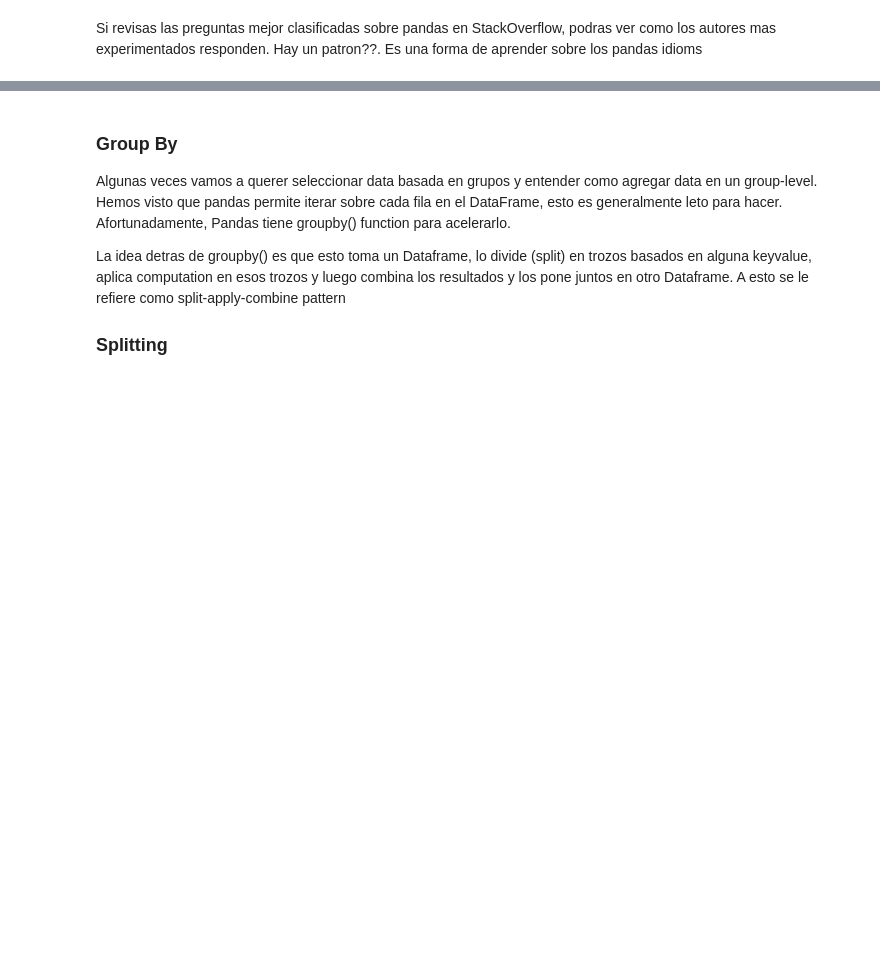
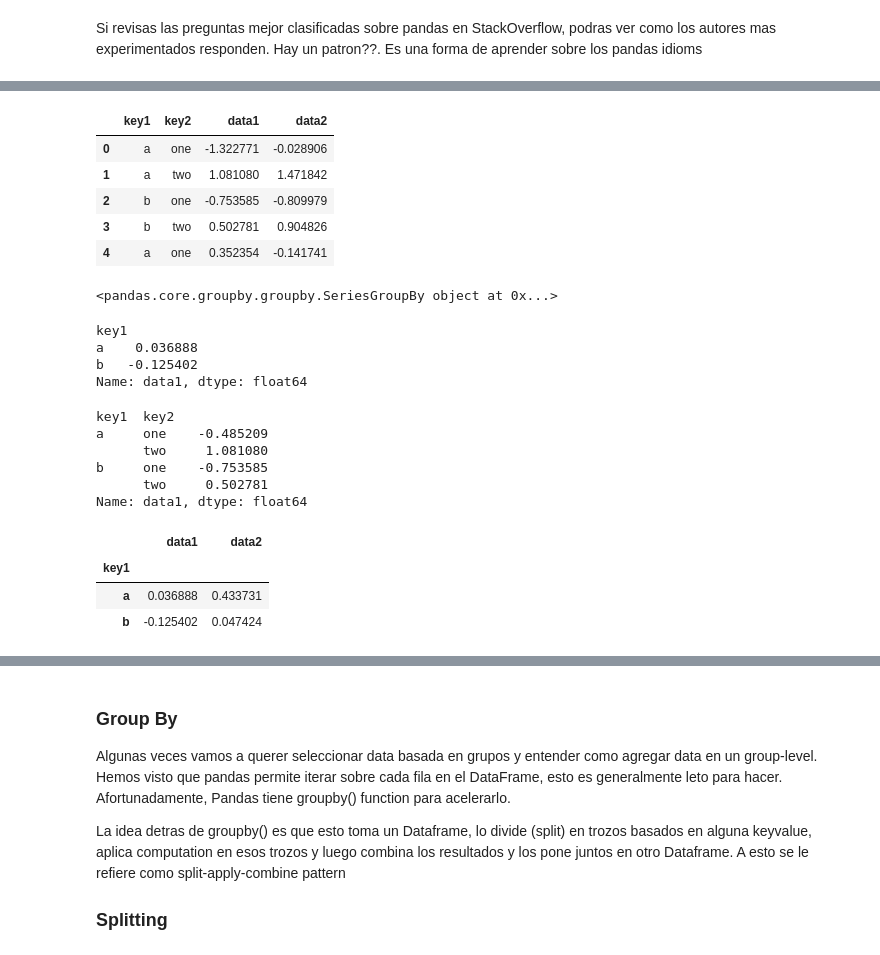
Before and after one commit to jmelendezgeo/Apuntes-Data-Science, a Jupyter notebook: Applied Data Science with Python - Coursera Specialization /Introduction To Data Science/Semana-3.ipynb, the cells around one changed output, grey strips where cells are left out. Cells and saved outputs as stored; diff of their text form; code cells hidden in the pictures; blank space fills up the shorter version.

```diff
--- a/Applied Data Science with Python - Coursera Specialization /Introduction To Data Science/Semana-3.ipynb
+++ b/Applied Data Science with Python - Coursera Specialization /Introduction To Data Science/Semana-3.ipynb
@@ -495,0 +641,61 @@ Si revisas las preguntas mejor clasificadas sobre pandas en StackOverflow, podra
+# %%
+# Para empezar, partamos de un pequeño ejemplo de un dataset tabular como DataFrame
+
+df = pd.DataFrame({'key1' : ['a', 'a', 'b', 'b', 'a'],
+                    'key2' : ['one', 'two', 'one', 'two', 'one'],
+                    'data1' : np.random.randn(5),
+                    'data2' : np.random.randn(5)})
+df
+# %% [output]
+|  | key1 | key2 | data1 | data2 |
+| 0 | a | one | -1.322771 | -0.028906 |
+| 1 | a | two | 1.081080 | 1.471842 |
+| 2 | b | one | -0.753585 | -0.809979 |
+| 3 | b | two | 0.502781 | 0.904826 |
+| 4 | a | one | 0.352354 | -0.141741 |
+# %%
+# Supongamos que queremos computar el mean de data1 usando las etiquetas de key1. Aqui hay un numero
+# de caminos para hacer esto
+
+grouped = df['data1'].groupby(df['key1'])
+grouped
+# %% [output]
+<pandas.core.groupby.groupby.SeriesGroupBy object at 0x...>
+# %%
+# Esto ahora es un GroupBy object. Esto realmente no ha computado nada. La idea es que este objeto contenga
+# toda la informacion necesaria para aplicar alguna operacion a cada grupo. Por ejemplo, para computar group mean
+# podemos llamar el GroupBy's mean method:
+
+
+grouped.mean()
+# %% [output]
+key1
+a    0.036888
+b   -0.125402
+Name: data1, dtype: float64
+# %%
+# Aqui lo importante es entender que se ha agregado la Serie de acuerdo a una group key, produciendo una nueva
+# serie que ahoar es indexada por los unique values en la columna key1. El result index tiene le nombre "key1"
+# porque el DataFrame column df['key1'] lo tiene.
+
+
+# Podemos tambien pasar multiple arrays como lista:
+
+means = df['data1'].groupby([df['key1'], df['key2']]).mean()
+means
+# %% [output]
+key1  key2
+a     one    -0.485209
+      two     1.081080
+b     one    -0.753585
+      two     0.502781
+Name: data1, dtype: float64
+# %%
+# Podemos pasar nombres de columnas como group keys:
+
+df.groupby('key1').mean()
+# %% [output]
+|  | data1 | data2 |
+| key1 |  |  |
+| a | 0.036888 | 0.433731 |
+| b | -0.125402 | 0.047424 |
```
Also changed, not shown: parts of 27 cells of this notebook.
